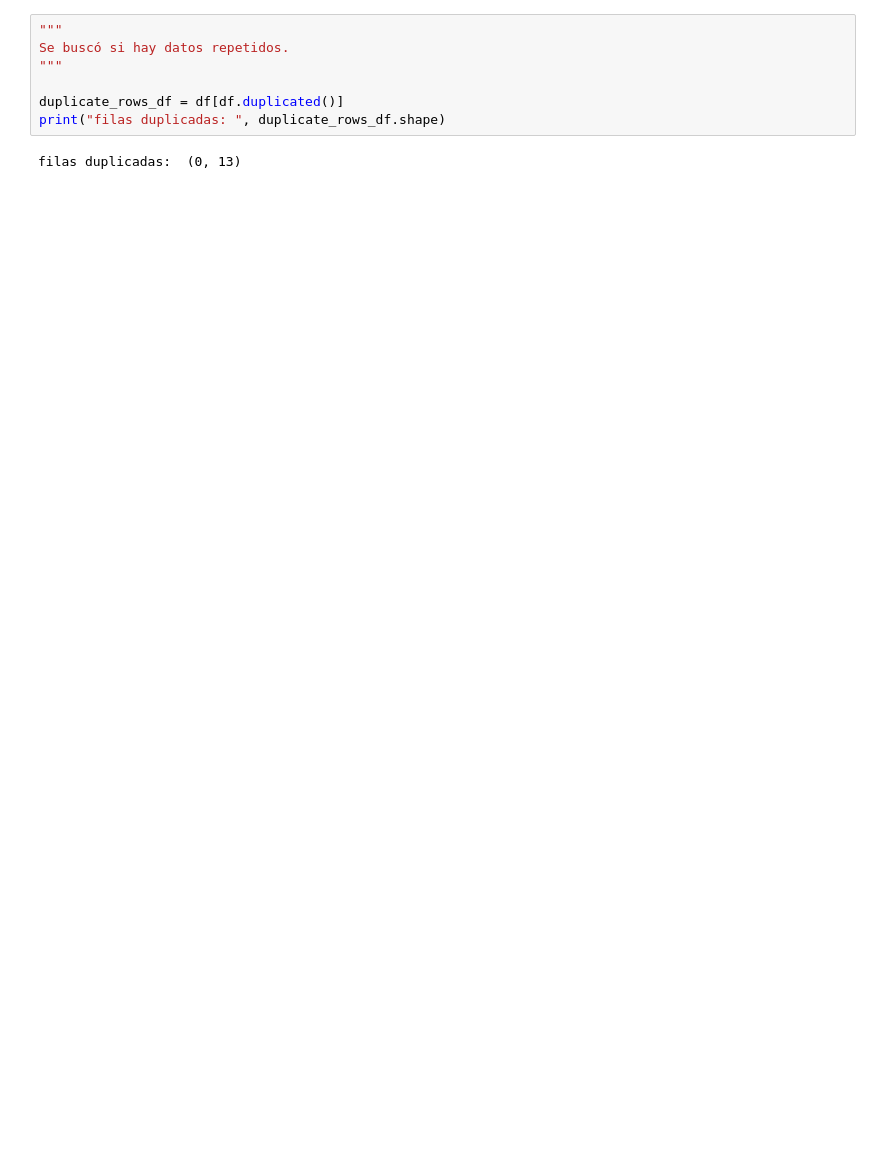
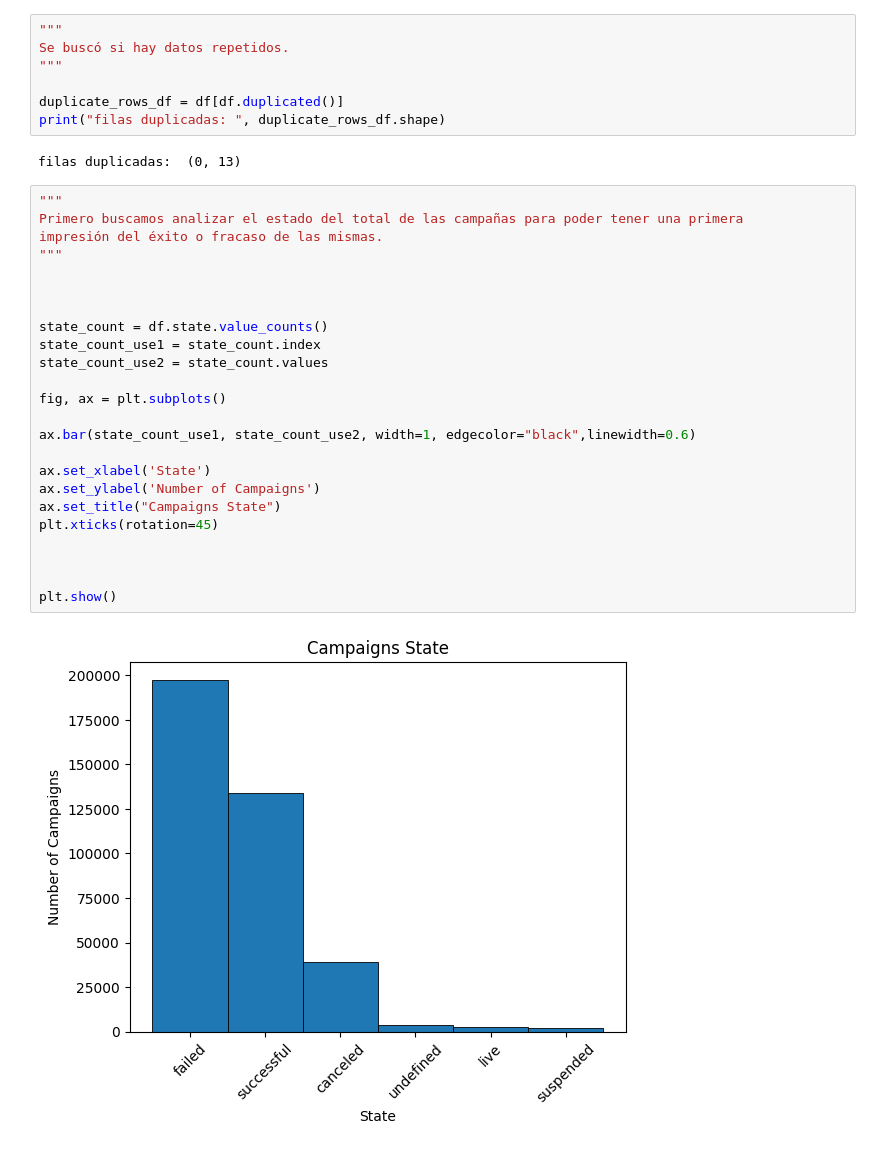
Before and after one commit to belisario-olivera/EDA-Kickstarter, a Jupyter notebook: TP/EDA_kickstarter.ipynb, the cells around one changed output. Saved outputs shown, nothing was run; the diff lists cells and outputs as text; blank space fills up the shorter version.

```diff
--- a/TP/EDA_kickstarter.ipynb
+++ b/TP/EDA_kickstarter.ipynb
@@ -157,3 +157,29 @@ duplicate_rows_df = df[df.duplicated()]
 print("filas duplicadas: ", duplicate_rows_df.shape)
 # %% [output]
 filas duplicadas:  (0, 13)
+# %%
+"""
+Primero buscamos analizar el estado del total de las campañas para poder tener una primera
+impresión del éxito o fracaso de las mismas.
+"""
+
+
+
+state_count = df.state.value_counts()
+state_count_use1 = state_count.index
+state_count_use2 = state_count.values
+
+fig, ax = plt.subplots()
+
+ax.bar(state_count_use1, state_count_use2, width=1, edgecolor="black",linewidth=0.6)
+
+ax.set_xlabel('State')
+ax.set_ylabel('Number of Campaigns')
+ax.set_title("Campaigns State")
+plt.xticks(rotation=45)
+
+
+
+plt.show()
+# %% [output]
+[figure, added]
```
Also changed, not shown: parts of 19 cells of this notebook.
